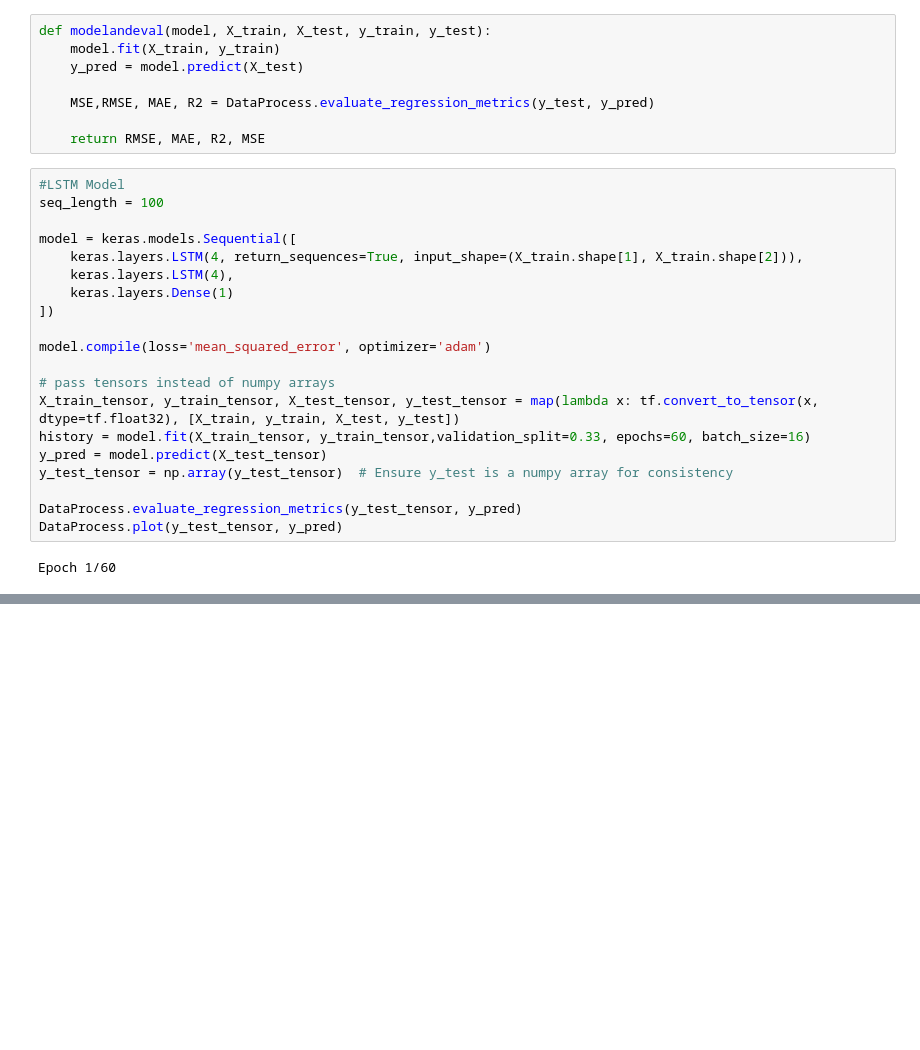
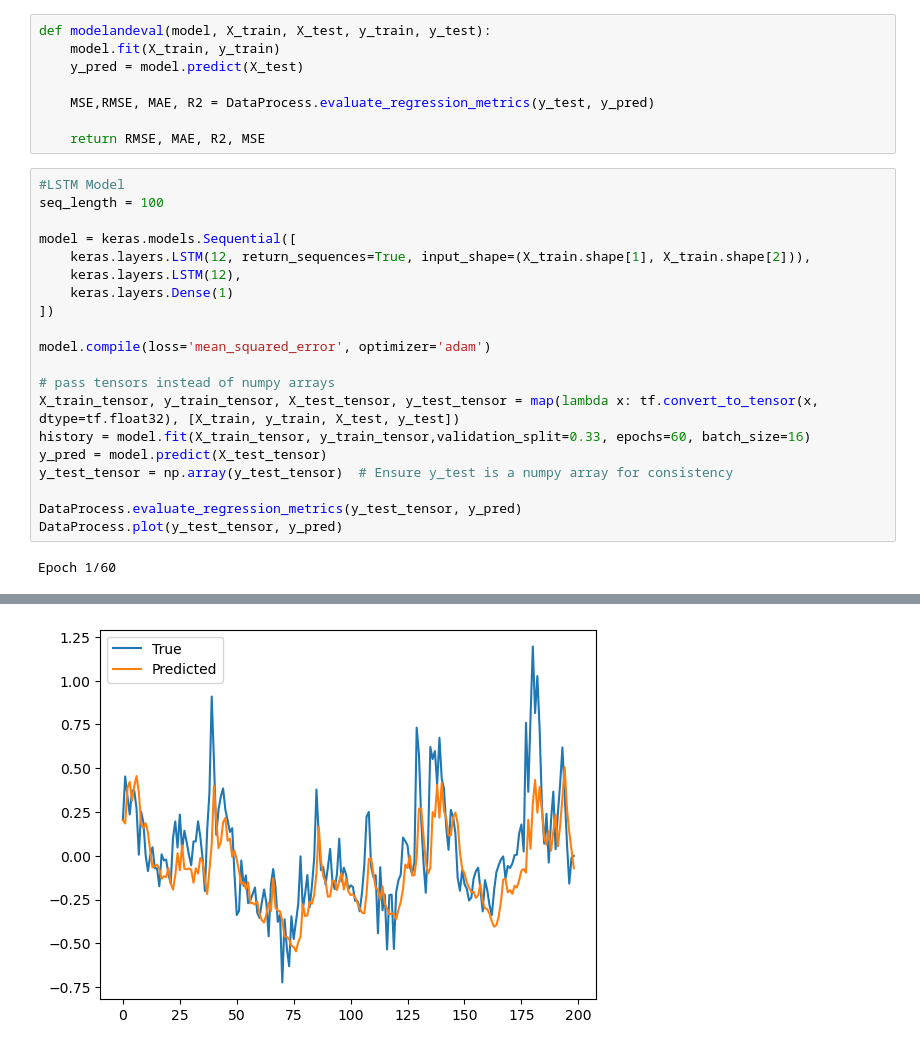
Before and after one commit to Ahmed-haji/ThesisProject, a Jupyter notebook: Jupyterlab/lstmModelSpy (2).ipynb, the cells around one changed output, grey strips where cells are left out. Cells and saved outputs as stored; diff of their text form; blank space fills up the shorter version.

```diff
--- a/Jupyterlab/lstmModelSpy (2).ipynb
+++ b/Jupyterlab/lstmModelSpy (2).ipynb
@@ -54,8 +54,8 @@ def modelandeval(model, X_train, X_test, y_train, y_test):
 seq_length = 100
 
 model = keras.models.Sequential([
-    keras.layers.LSTM(4, return_sequences=True, input_shape=(X_train.shape[1], X_train.shape[2])),
-    keras.layers.LSTM(4),
+    keras.layers.LSTM(12, return_sequences=True, input_shape=(X_train.shape[1], X_train.shape[2])),
+    keras.layers.LSTM(12),
     keras.layers.Dense(1)
 ])
 
@@ -91,3 +91,4 @@ Epoch 60/60
+[figure, added]
 # %%
 plt.plot(history.history['loss'])
 plt.plot(history.history['val_loss'])
```
Also changed, not shown: parts of 4 cells of this notebook, 1 other file.
